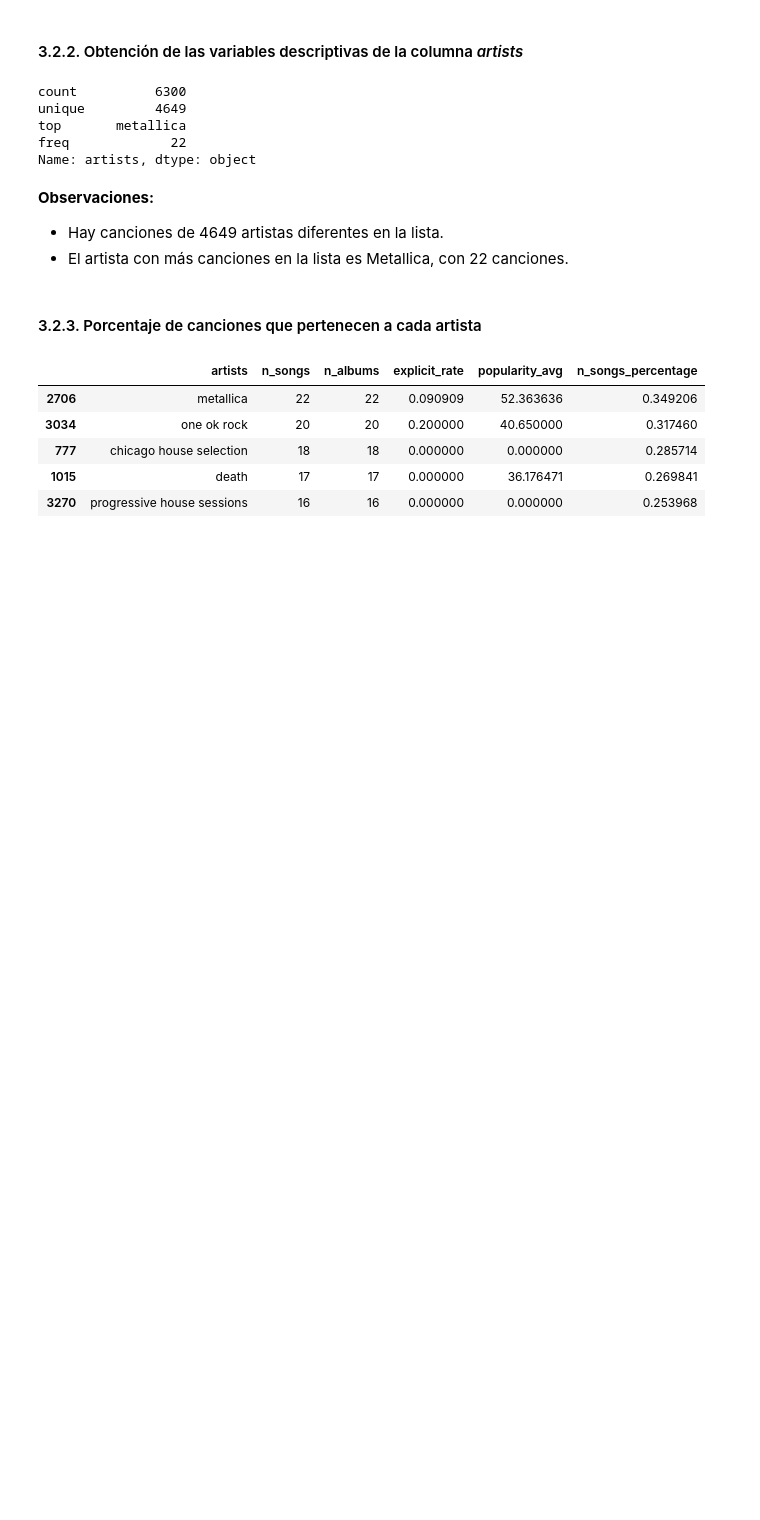
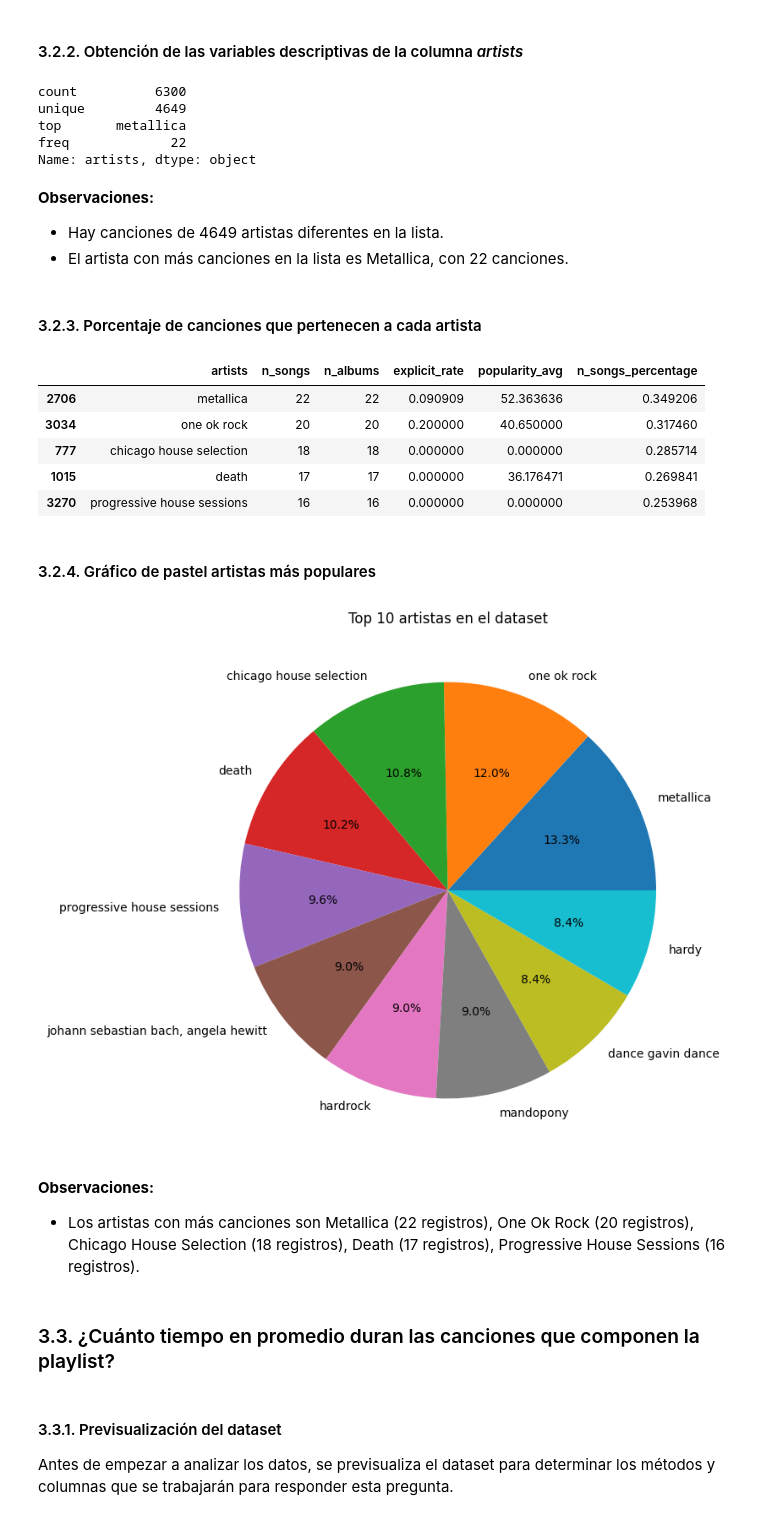
Before and after one commit to GermanCamiloLeguizamoGuzman/PythonProjects, a Jupyter notebook: 02_spotify_dataset/notebooks/analisis_de_gustos_en_spotify.ipynb, the cells around one changed output. Cells and saved outputs as stored; diff of their text form; code cells hidden in the pictures; blank space fills up the shorter version.

```diff
--- a/02_spotify_dataset/notebooks/analisis_de_gustos_en_spotify.ipynb
+++ b/02_spotify_dataset/notebooks/analisis_de_gustos_en_spotify.ipynb
@@ -451,3 +459,23 @@ artists.head()
 | 777 | chicago house selection | 18 | 18 | 0.000000 | 0.000000 | 0.285714 |
 | 1015 | death | 17 | 17 | 0.000000 | 36.176471 | 0.269841 |
 | 3270 | progressive house sessions | 16 | 16 | 0.000000 | 0.000000 | 0.253968 |
+# %% [markdown]
+#### 3.2.4. Gráfico de pastel artistas más populares
+# %%
+plt.figure(figsize = (8, 8))
+top_artists = artists.head(10) # Selección de los géneros más comunes (a pesar de que todos tienen la misma presencia)
+plt.pie(top_artists['n_songs'], labels = top_artists['artists'], autopct='%1.1f%%', startangle=0)
+plt.title('Top 10 artistas en el dataset')
+plt.show()
+# %% [output]
+[figure, added]
+# %% [markdown]
+**Observaciones:**
+
+- Los artistas con más canciones son Metallica (22 registros), One Ok Rock (20 registros), Chicago House Selection (18 registros), Death (17 registros), Progressive House Sessions (16 registros).
+# %% [markdown]
+### 3.3. ¿Cuánto tiempo en promedio duran las canciones que componen la playlist?
+# %% [markdown]
+#### 3.3.1. Previsualización del dataset
+
+Antes de empezar a analizar los datos, se previsualiza el dataset para determinar los métodos y columnas que se trabajarán para responder esta pregunta.
```
Also changed, not shown: parts of 10 cells of this notebook.
